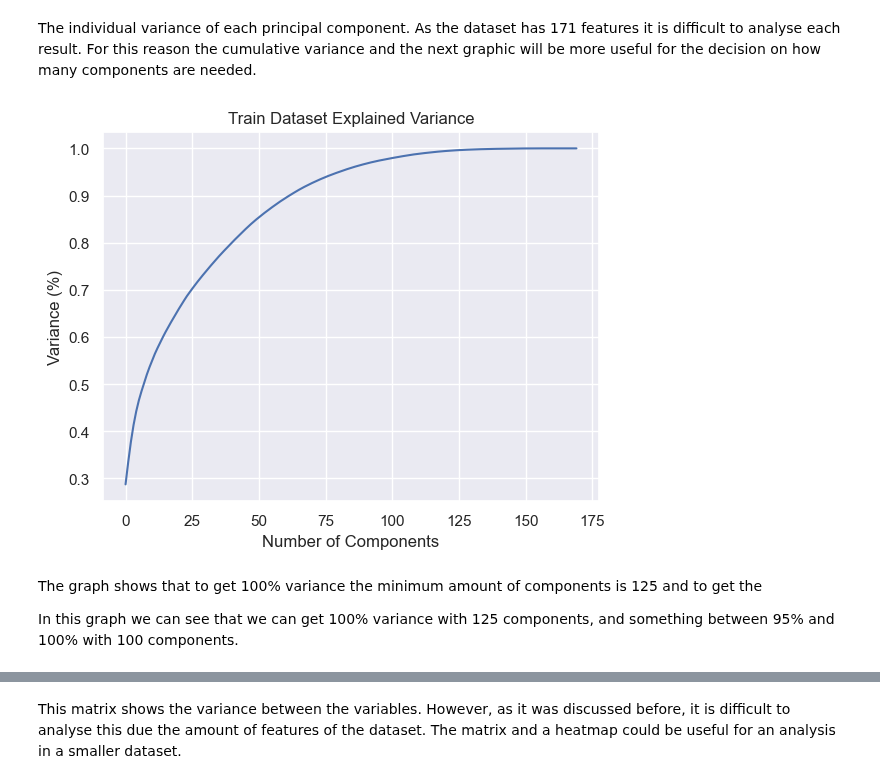
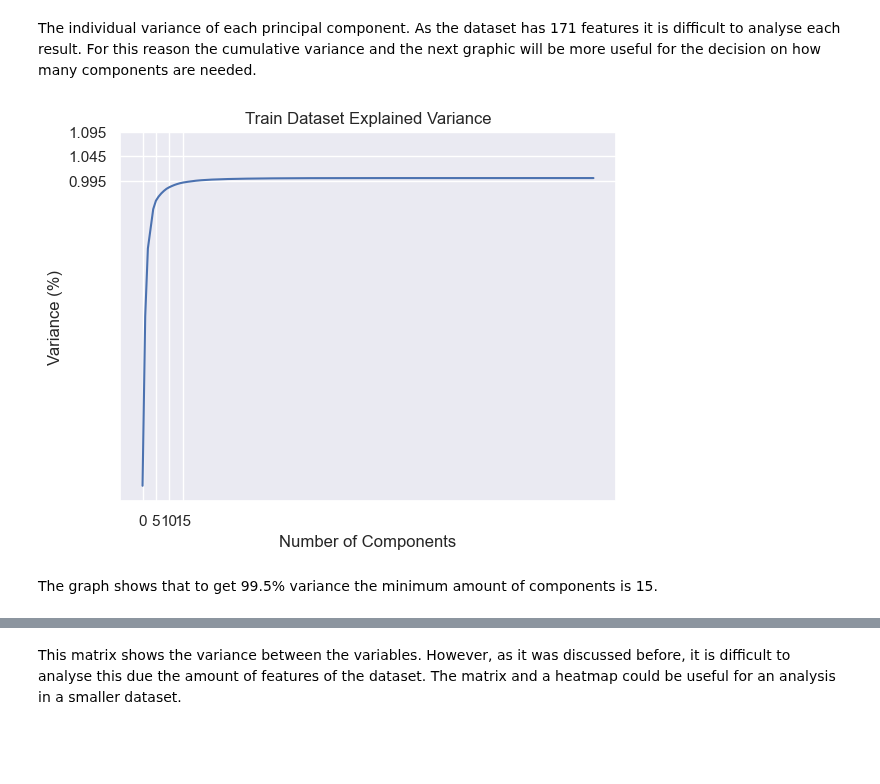
Before and after one commit to izazaka/Data, a Jupyter notebook: CA1.ipynb, the cells around one changed output, grey strips where cells are left out. Cells and saved outputs as stored; diff of their text form; code cells hidden in the pictures; blank space fills up the shorter version.

```diff
--- a/CA1.ipynb
+++ b/CA1.ipynb
@@ -413,5 +430,5 @@ class_ca1.head(2)
 # %%
-ca1_split = ca1.drop(["class"], axis = 1)
+ca1_split = ca1.drop(["class_neg"], axis = 1)
 
 ca1_split.head(2)
 # %% [output]
@@ -432,0 +459,4 @@ dtype: int64
+# %%
+imputer = KNNImputer(n_neighbors = 5)
+# %%
+X = imputer.fit_transform(X)
@@ -486,2 +497,0 @@ Bias can be introduced in the dataset when using the summary statistics to repla
-# %%
-X.fillna(X.median(), inplace = True)
@@ -624,17 +599,16 @@ The individual variance of each principal component. As the dataset has 171 feat
 # %%
 plt.figure()
 plt.plot(np.cumsum(pca.explained_variance_ratio_))
 plt.xlabel("Number of Components")
+plt.xticks(np.arange(0, 18, 5))
 plt.ylabel("Variance (%)")
+plt.yticks(np.arange(0.995, 1.1, 0.05))
 plt.title("Train Dataset Explained Variance")
 plt.show()
 # %% [output]
-[figure, old version]
+[figure, new version]
 # %% [markdown]
-The graph shows that to get 100% variance the minimum amount of components is 125 and to get the
-
-
-In this graph we can see that we can get 100% variance with 125 components, and something between 95% and 100% with 100 components.
+The graph shows that to get 99.5% variance the minimum amount of components is 15.
 # %%
 computed_covmat = pca.get_covariance()
 
```
Also changed, not shown: parts of 86 cells of this notebook, 4 other files.
